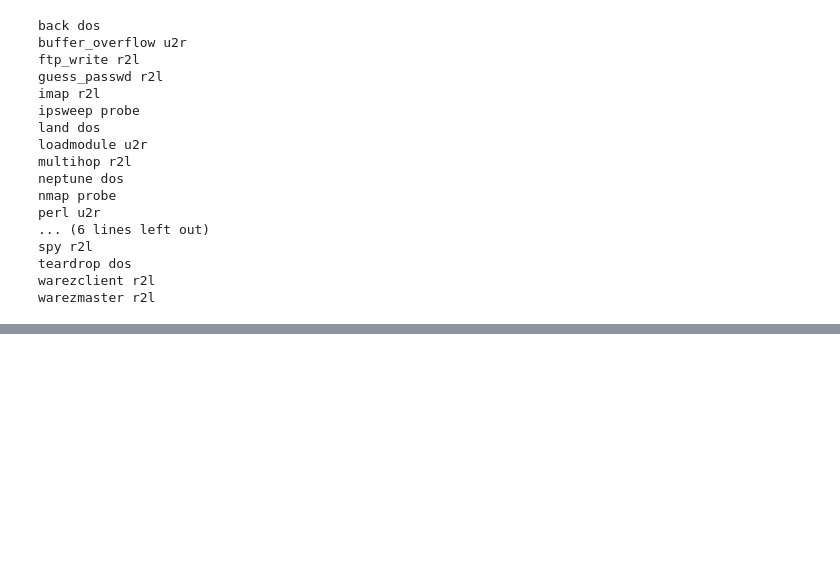
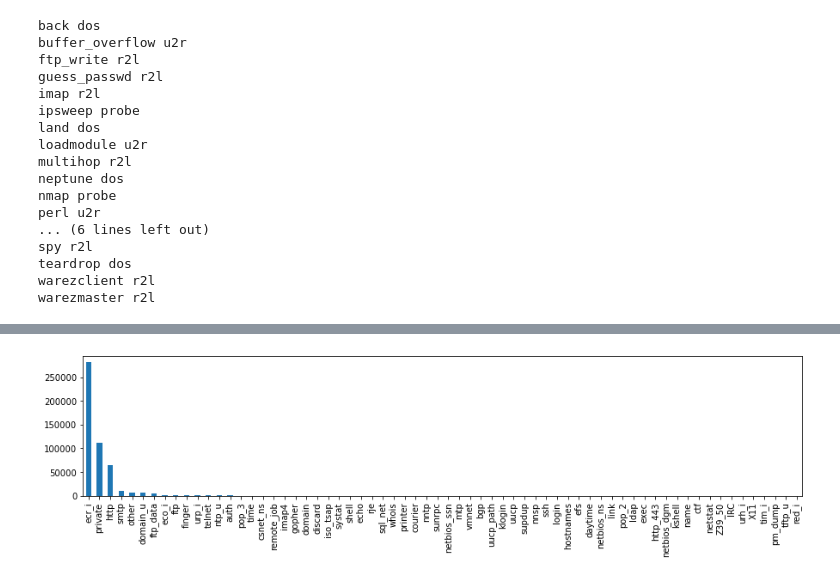
Before and after one commit to joenellis/implementation, a Jupyter notebook: dissert.ipynb, the cells around one changed output, grey strips where cells are left out. Saved outputs shown, nothing was run; the diff lists cells and outputs as text; code cells hidden in the pictures; blank space fills up the shorter version.

```diff
--- a/dissert.ipynb
+++ b/dissert.ipynb
@@ -110,0 +265,5 @@ warezmaster r2l
+# %%
+plt.figure(figsize=(15,3))
+bar_graph('service')
+# %% [output]
+[figure, added]
```
Also changed, not shown: parts of 29 cells of this notebook.
